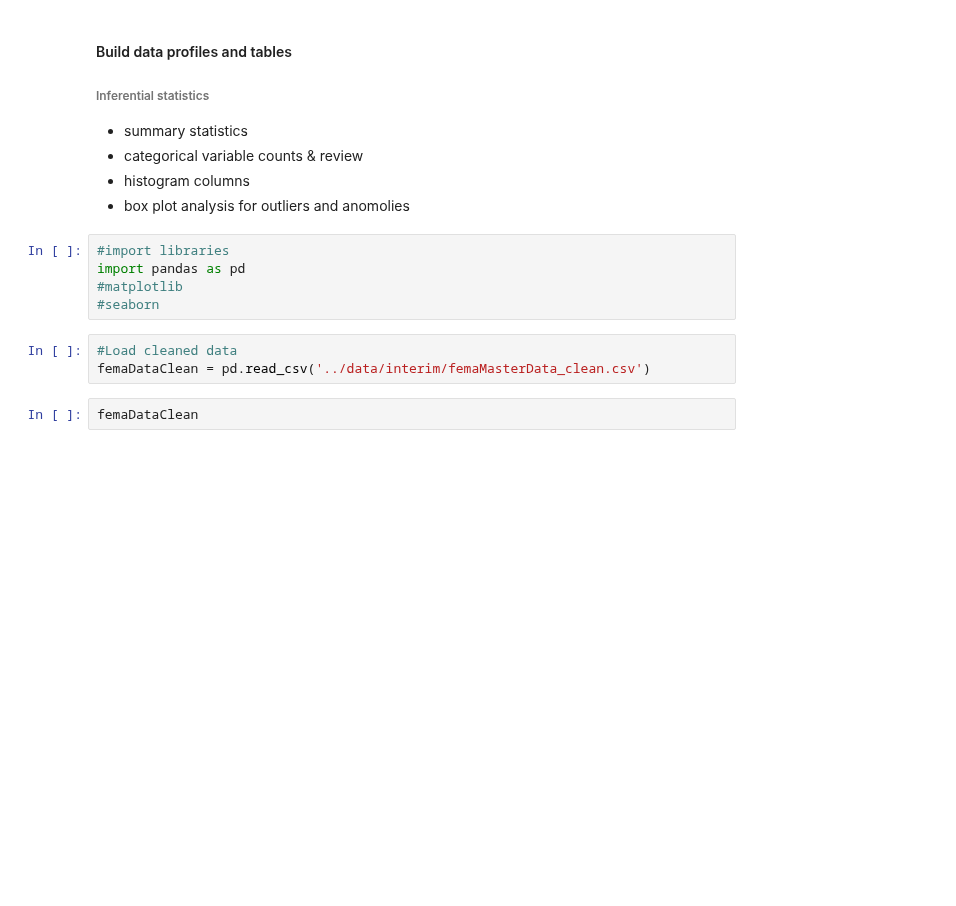
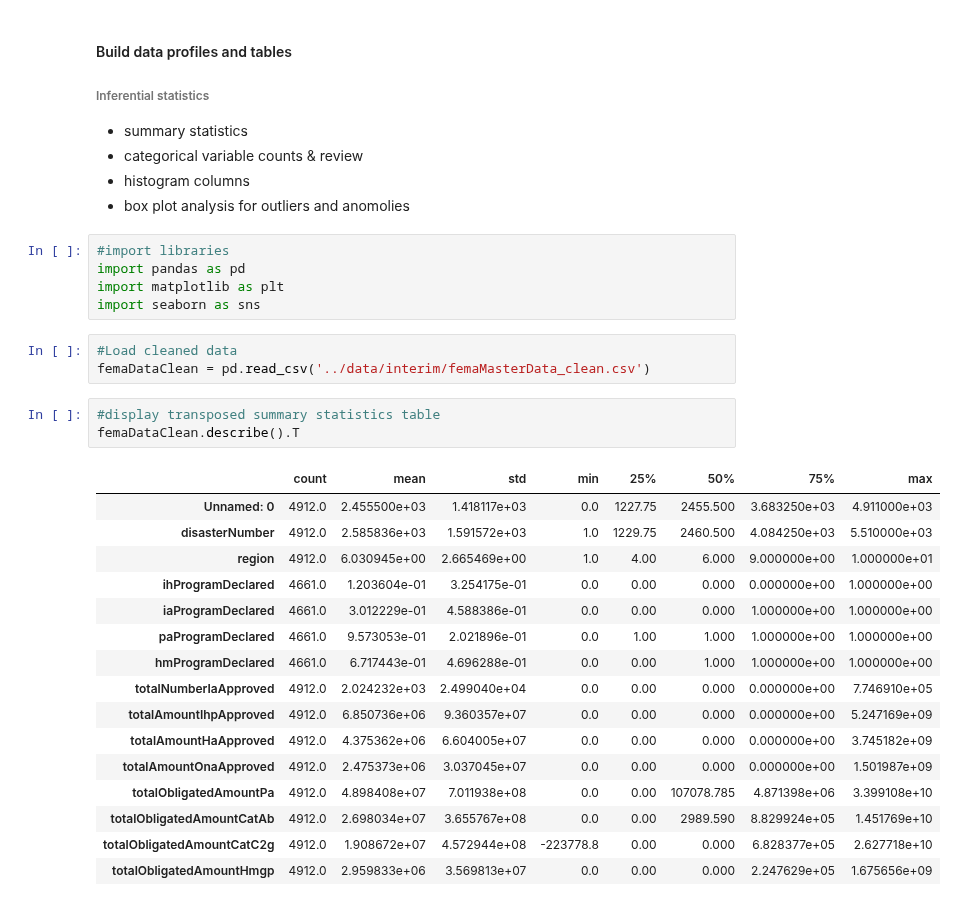
Before and after one commit to mdgarber/FEMADisasterCostForecasting, a Jupyter notebook: femadisastercostforecasting/notebooks/FEMA-EDA.ipynb, the cells around one changed output. Saved outputs shown, nothing was run; the diff lists cells and outputs as text; blank space fills up the shorter version.

```diff
--- a/femadisastercostforecasting/notebooks/FEMA-EDA.ipynb
+++ b/femadisastercostforecasting/notebooks/FEMA-EDA.ipynb
@@ -25,10 +25,28 @@ Goal: Explore the data relationships of all your features and understand how the
 # %%
 #import libraries
 import pandas as pd
-#matplotlib
-#seaborn
+import matplotlib as plt
+import seaborn as sns
 # %%
 #Load cleaned data
 femaDataClean = pd.read_csv('../data/interim/femaMasterData_clean.csv')
 # %%
-femaDataClean
+#display transposed summary statistics table
+femaDataClean.describe().T
+# %% [output]
+|  | count | mean | std | min | 25% | 50% | 75% | max |
+| Unnamed: 0 | 4912.0 | 2.455500e+03 | 1.418117e+03 | 0.0 | 1227.75 | 2455.500 | 3.683250e+03 | 4.911000e+03 |
+| disasterNumber | 4912.0 | 2.585836e+03 | 1.591572e+03 | 1.0 | 1229.75 | 2460.500 | 4.084250e+03 | 5.510000e+03 |
+| region | 4912.0 | 6.030945e+00 | 2.665469e+00 | 1.0 | 4.00 | 6.000 | 9.000000e+00 | 1.000000e+01 |
+| ihProgramDeclared | 4661.0 | 1.203604e-01 | 3.254175e-01 | 0.0 | 0.00 | 0.000 | 0.000000e+00 | 1.000000e+00 |
+| iaProgramDeclared | 4661.0 | 3.012229e-01 | 4.588386e-01 | 0.0 | 0.00 | 0.000 | 1.000000e+00 | 1.000000e+00 |
+| paProgramDeclared | 4661.0 | 9.573053e-01 | 2.021896e-01 | 0.0 | 1.00 | 1.000 | 1.000000e+00 | 1.000000e+00 |
+| hmProgramDeclared | 4661.0 | 6.717443e-01 | 4.696288e-01 | 0.0 | 0.00 | 1.000 | 1.000000e+00 | 1.000000e+00 |
+| totalNumberIaApproved | 4912.0 | 2.024232e+03 | 2.499040e+04 | 0.0 | 0.00 | 0.000 | 0.000000e+00 | 7.746910e+05 |
+| totalAmountIhpApproved | 4912.0 | 6.850736e+06 | 9.360357e+07 | 0.0 | 0.00 | 0.000 | 0.000000e+00 | 5.247169e+09 |
+| totalAmountHaApproved | 4912.0 | 4.375362e+06 | 6.604005e+07 | 0.0 | 0.00 | 0.000 | 0.000000e+00 | 3.745182e+09 |
+| totalAmountOnaApproved | 4912.0 | 2.475373e+06 | 3.037045e+07 | 0.0 | 0.00 | 0.000 | 0.000000e+00 | 1.501987e+09 |
+| totalObligatedAmountPa | 4912.0 | 4.898408e+07 | 7.011938e+08 | 0.0 | 0.00 | 107078.785 | 4.871398e+06 | 3.399108e+10 |
+| totalObligatedAmountCatAb | 4912.0 | 2.698034e+07 | 3.655767e+08 | 0.0 | 0.00 | 2989.590 | 8.829924e+05 | 1.451769e+10 |
+| totalObligatedAmountCatC2g | 4912.0 | 1.908672e+07 | 4.572944e+08 | -223778.8 | 0.00 | 0.000 | 6.828377e+05 | 2.627718e+10 |
+| totalObligatedAmountHmgp | 4912.0 | 2.959833e+06 | 3.569813e+07 | 0.0 | 0.00 | 0.000 | 2.247629e+05 | 1.675656e+09 |
```
Also changed, not shown: parts of 4 cells of this notebook.
